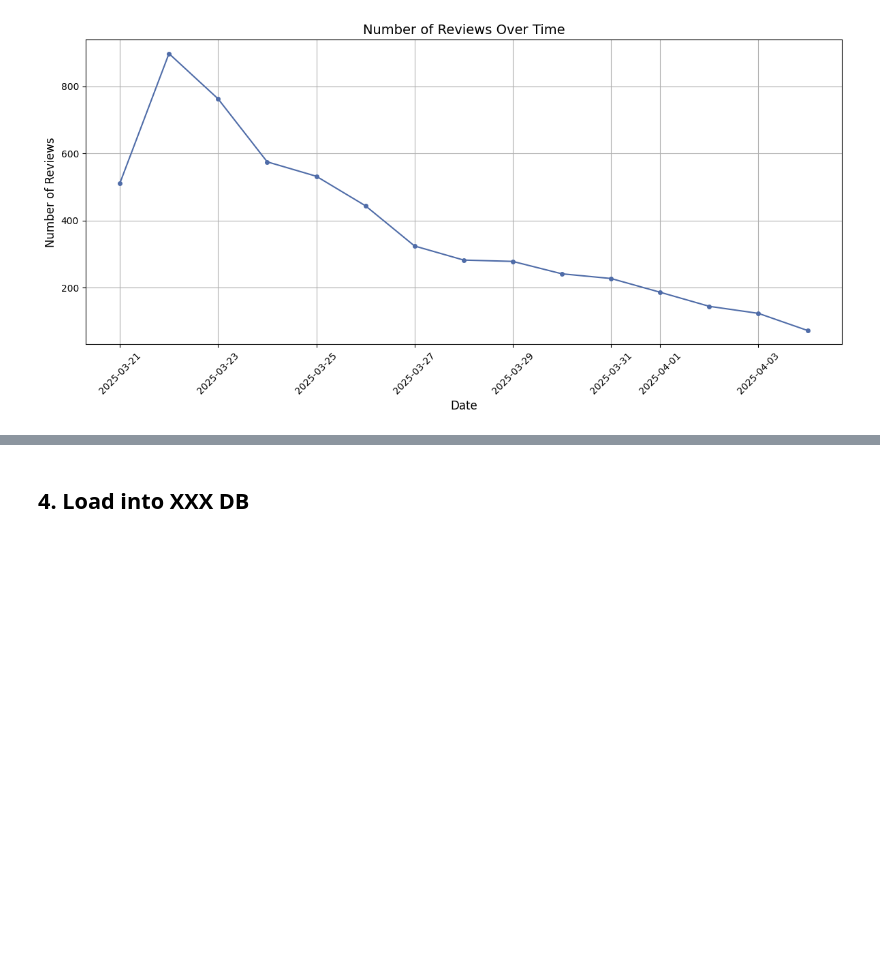
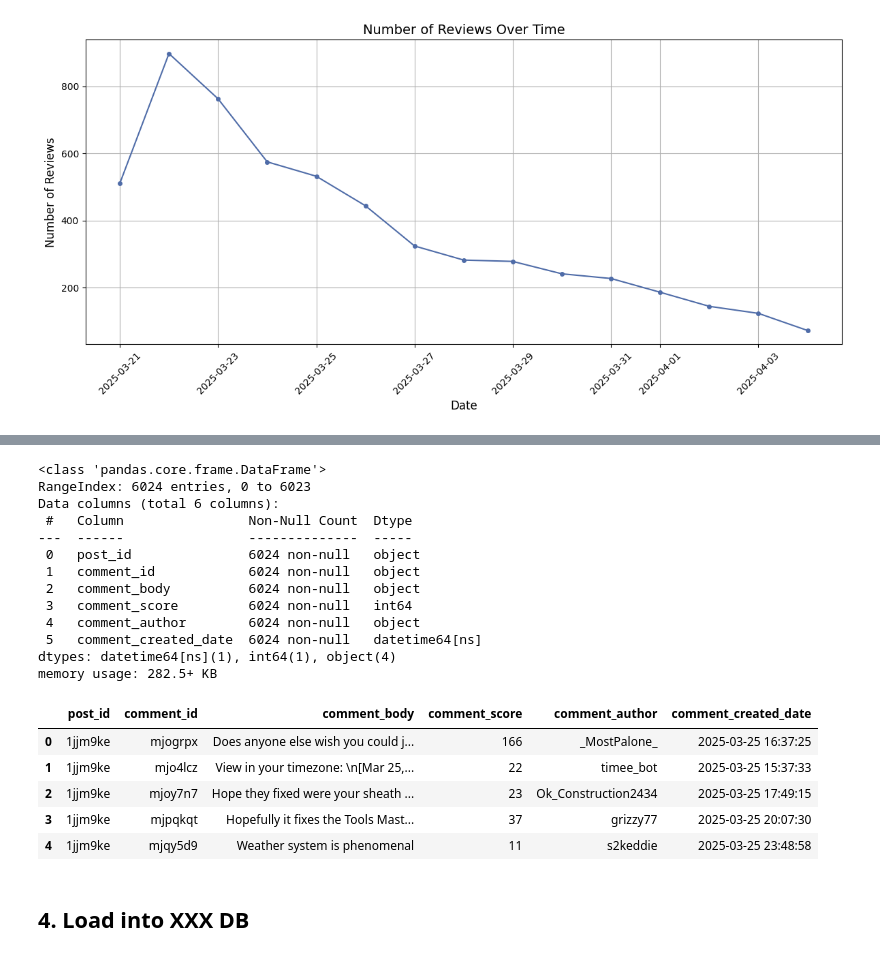
Before and after one commit to SherlockPJR/UCL_MSIN0166_Data_Eng_Individual, a Jupyter notebook: data_collection.ipynb, the cells around one changed output, grey strips where cells are left out. Drawn from its saved outputs; the diff is of its cells as text; code cells hidden in the pictures; blank space fills up the shorter version.

```diff
--- a/data_collection.ipynb
+++ b/data_collection.ipynb
@@ -268,0 +394,23 @@ steam_reviews_df.to_parquet("data/steam_reviews.parquet")
+# %%
+acshadows_reddit_comments_df.info()
+acshadows_reddit_comments_df.head()
+# %% [output]
+<class 'pandas.core.frame.DataFrame'>
+RangeIndex: 6024 entries, 0 to 6023
+Data columns (total 6 columns):
+ #   Column                Non-Null Count  Dtype
+---  ------                --------------  -----
+ 0   post_id               6024 non-null   object
+ 1   comment_id            6024 non-null   object
+ 2   comment_body          6024 non-null   object
+ 3   comment_score         6024 non-null   int64
+ 4   comment_author        6024 non-null   object
+ 5   comment_created_date  6024 non-null   datetime64[ns]
+dtypes: datetime64[ns](1), int64(1), object(4)
+memory usage: 282.5+ KB
+|  | post_id | comment_id | comment_body | comment_score | comment_author | comment_created_date |
+| 0 | 1jjm9ke | mjogrpx | Does anyone else wish you could j... | 166 | _MostPalone_ | 2025-03-25 16:37:25 |
+| 1 | 1jjm9ke | mjo4lcz | View in your timezone: \n[Mar 25,... | 22 | timee_bot | 2025-03-25 15:37:33 |
+| 2 | 1jjm9ke | mjoy7n7 | Hope they fixed were your sheath ... | 23 | Ok_Construction2434 | 2025-03-25 17:49:15 |
+| 3 | 1jjm9ke | mjpqkqt | Hopefully it fixes the Tools Mast... | 37 | grizzy77 | 2025-03-25 20:07:30 |
+| 4 | 1jjm9ke | mjqy5d9 | Weather system is phenomenal | 11 | s2keddie | 2025-03-25 23:48:58 |
```
Also changed, not shown: parts of 11 cells of this notebook, 2 other files.
